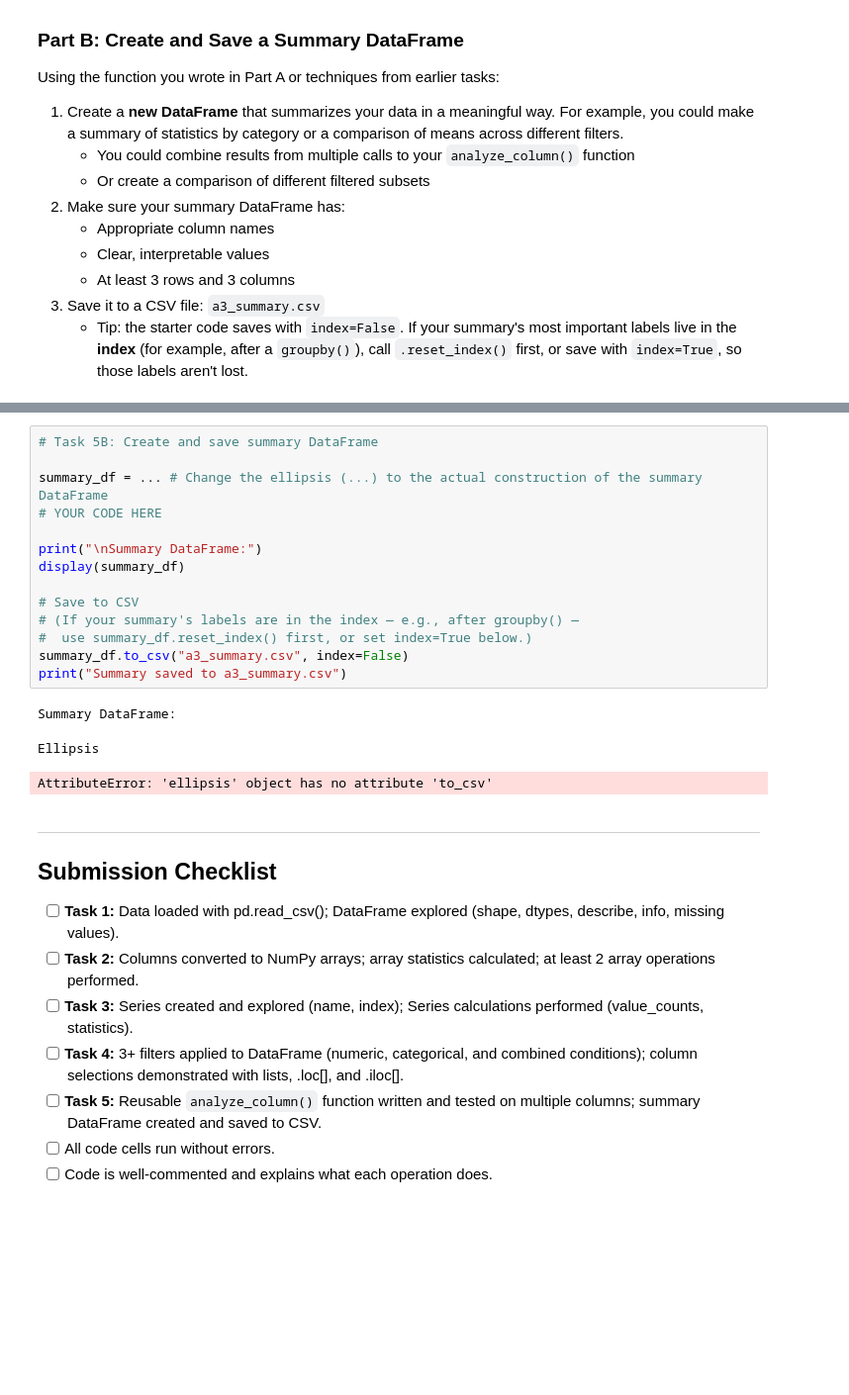
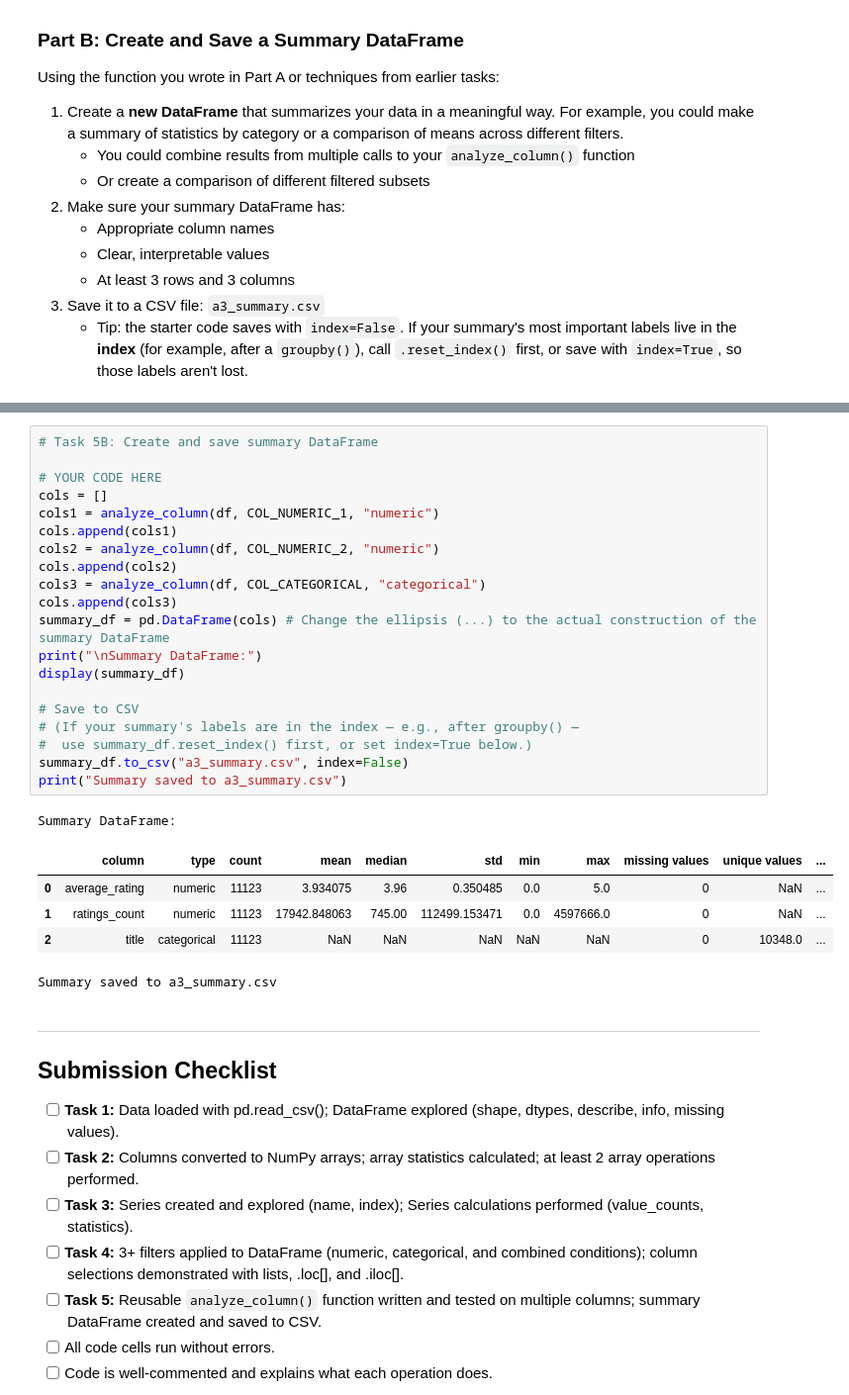
Before and after one commit to TanzirR/EDA_Python, a Jupyter notebook: Assignment_3_Instructions_summer_2026.ipynb, the cells around one changed output, grey strips where cells are left out. Shown at 99% size. Drawn from its saved outputs; the diff is of its cells as text; blank space fills up the shorter version.

```diff
--- a/Assignment_3_Instructions_summer_2026.ipynb
+++ b/Assignment_3_Instructions_summer_2026.ipynb
@@ -532,21 +569,30 @@ def analyze_column(df, column_name, column_type):
 # %%
 # Task 5B: Create and save summary DataFrame
 
-summary_df = ... # Change the ellipsis (...) to the actual construction of the summary DataFrame
 # YOUR CODE HERE
-
+cols = []
+cols1 = analyze_column(df, COL_NUMERIC_1, "numeric")
+cols.append(cols1)
+cols2 = analyze_column(df, COL_NUMERIC_2, "numeric")
+cols.append(cols2)
+cols3 = analyze_column(df, COL_CATEGORICAL, "categorical")
+cols.append(cols3)
+summary_df = pd.DataFrame(cols) # Change the ellipsis (...) to the actual construction of the summary DataFrame
 print("\nSummary DataFrame:")
 display(summary_df)
 
 # Save to CSV
 # (If your summary's labels are in the index — e.g., after groupby() —
 #  use summary_df.reset_index() first, or set index=True below.)
 summary_df.to_csv("a3_summary.csv", index=False)
 print("Summary saved to a3_summary.csv")
 # %% [output]
 Summary DataFrame:
+|  | column | type | count | mean | median | std | min | max | missing values | unique values | ... |
+| 0 | average_rating | numeric | 11123 | 3.934075 | 3.96 | 0.350485 | 0.0 | 5.0 | 0 | NaN | ... |
+| 1 | ratings_count | numeric | 11123 | 17942.848063 | 745.00 | 112499.153471 | 0.0 | 4597666.0 | 0 | NaN | ... |
+| 2 | title | categorical | 11123 | NaN | NaN | NaN | NaN | NaN | 0 | 10348.0 | ... |
-Ellipsis
+Summary saved to a3_summary.csv
-AttributeError: 'ellipsis' object has no attribute 'to_csv'
 # %% [markdown]
 ---
 
```
Also changed, not shown: parts of 1 cell of this notebook, 1 other file.
